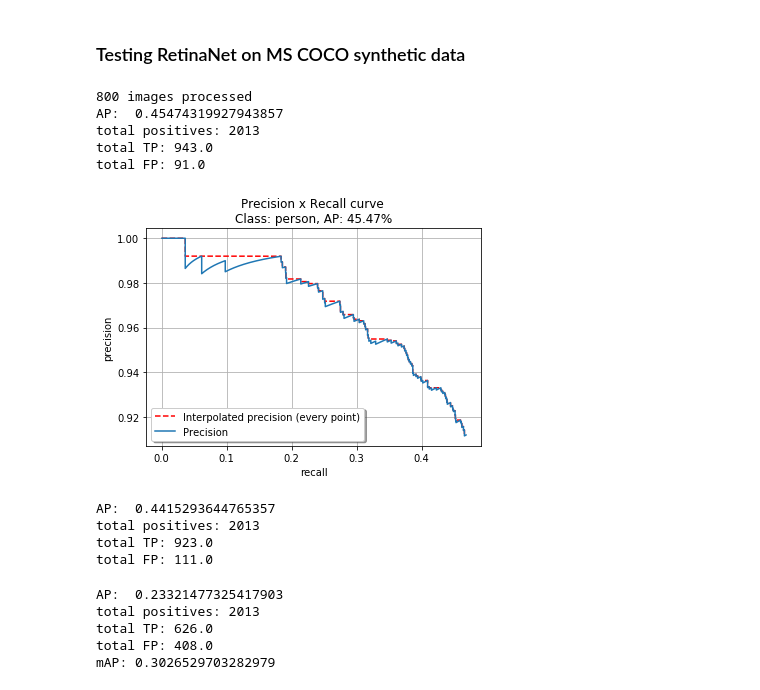
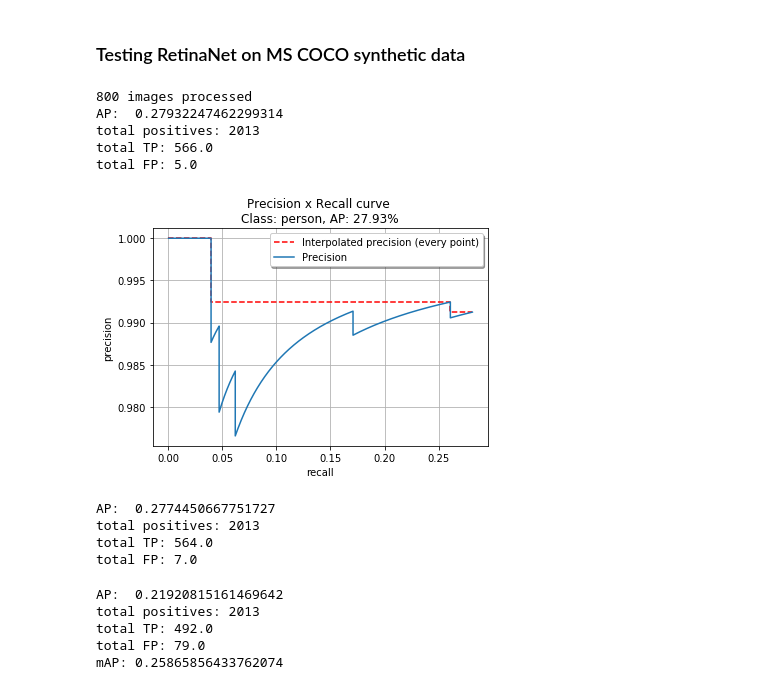
Before and after one commit to katyamineeva/person-detection-from-aerial-drone, a Jupyter notebook: models_testing.ipynb, the cells around one changed output. Cells and saved outputs as stored; diff of their text form; code cells hidden in the pictures.

```diff
--- a/models_testing.ipynb
+++ b/models_testing.ipynb
@@ -310,31 +310,31 @@ mAP: 0.37436562373204557
 # %% [markdown]
 ### Testing RetinaNet on MS COCO synthetic data
 # %%
-bb4 = get_bboxes_mrcnn(paths['coco_synthetic_images'], display_progress=True)
+bb4 = get_bboxes_retinanet(paths['coco_synthetic_images'], display_progress=True)
 mc4 = evaluate_model(bb4, plot_pr_curve=True)
-sAP4 = mc2['AP']
+sAP4 = mc4['AP']
 # %% [output]
 800 images processed
-AP:  0.45474319927943857
+AP:  0.27932247462299314
 total positives: 2013
-total TP: 943.0
-total FP: 91.0
+total TP: 566.0
+total FP: 5.0
-[figure, old version]
+[figure, new version]
 # %%
 mc4 = evaluate_model(bb4, iou_tr=0.5)
 sAP4 += mc4['AP']
 # %% [output]
-AP:  0.4415293644765357
+AP:  0.2774450667751727
 total positives: 2013
-total TP: 923.0
-total FP: 111.0
+total TP: 564.0
+total FP: 7.0
 # %%
 mc4 = evaluate_model(bb4, iou_tr=0.75)
 sAP4 += mc4['AP']
 print('mAP:', sAP4 / 3)
 # %% [output]
-AP:  0.23321477325417903
+AP:  0.21920815161469642
 total positives: 2013
-total TP: 626.0
-total FP: 408.0
-mAP: 0.3026529703282979
+total TP: 492.0
+total FP: 79.0
+mAP: 0.25865856433762074
```
